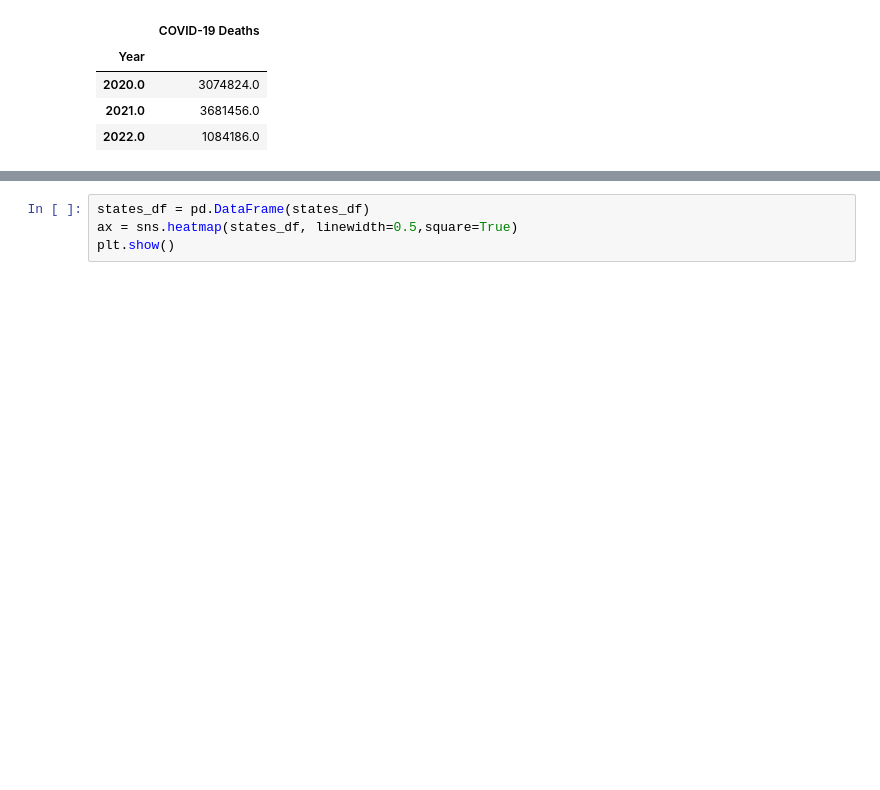
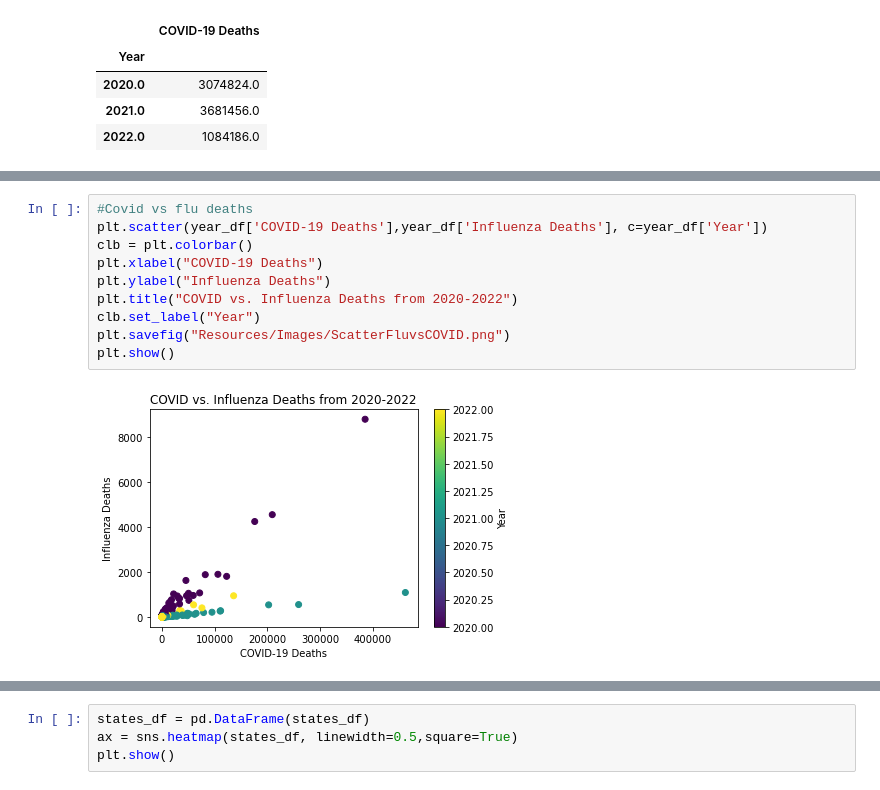
Before and after one commit to valputla/InfectionDataAnalysis, a Jupyter notebook: Lindsey.ipynb, the cells around one changed output, grey strips where cells are left out. Drawn from its saved outputs; the diff is of its cells as text; blank space fills up the shorter version.

```diff
--- a/Lindsey.ipynb
+++ b/Lindsey.ipynb
@@ -245,0 +258,12 @@ plt.show()
+# %%
+#Covid vs flu deaths
+plt.scatter(year_df['COVID-19 Deaths'],year_df['Influenza Deaths'], c=year_df['Year'])
+clb = plt.colorbar()
+plt.xlabel("COVID-19 Deaths")
+plt.ylabel("Influenza Deaths")
+plt.title("COVID vs. Influenza Deaths from 2020-2022")
+clb.set_label("Year")
+plt.savefig("Resources/Images/ScatterFluvsCOVID.png")
+plt.show()
+# %% [output]
+[figure, added]
```
Also changed, not shown: parts of 21 cells of this notebook, 12 other files.
